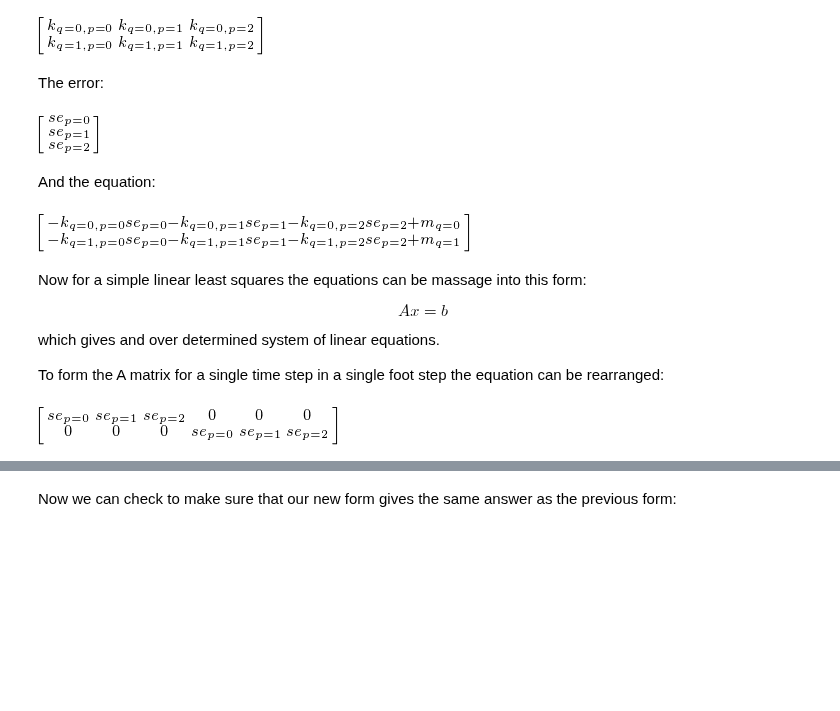
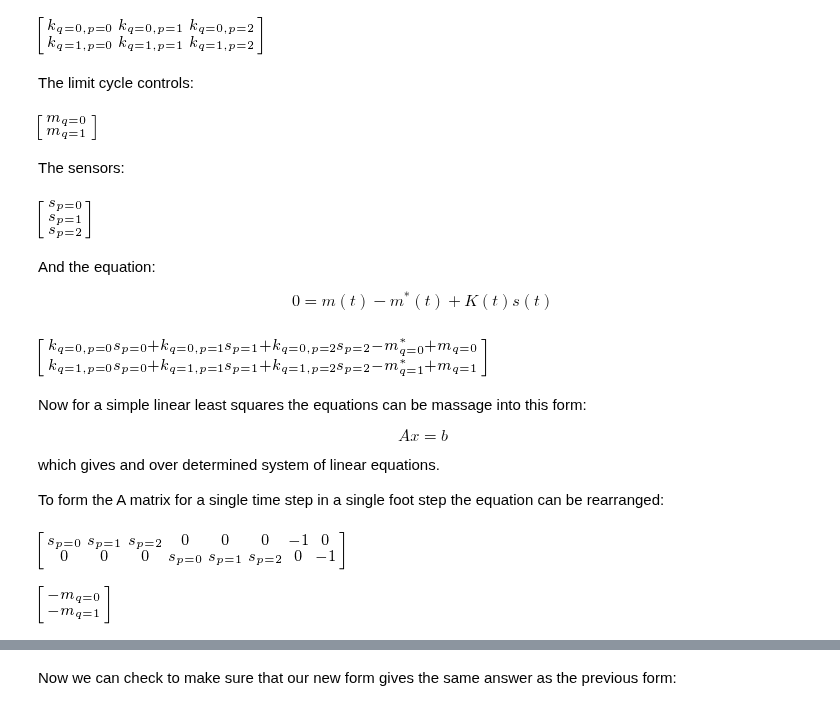
Before and after one commit to csu-hmc/gait-control-direct-id-paper, a Jupyter notebook: src/linear_system.ipynb, the cells around one changed output, grey strips where cells are left out. Cells and saved outputs as stored; diff of their text form; code cells hidden in the pictures; blank space fills up the shorter version.

Commit message:
Updated the linear system equations to solve for the limit cycle controls.

```diff
--- a/src/linear_system.ipynb
+++ b/src/linear_system.ipynb
@@ -23,20 +26,29 @@ K = Matrix(q, p, lambda i, j: Symbol('k_q={},p={}'.format(i, j)))
 K
 # %% [output]
 [figure]
+# %% [markdown]
+The limit cycle controls:
+# %%
+ms = Matrix(q, 1, lambda i, j: Symbol('m^*_q={}'.format(i)))
+m
+# %% [output]
+[figure, added]
 # %% [markdown]
-The error:
+The sensors:
 # %%
-se = Matrix(p, 1, lambda i, j: Symbol('se_p={}'.format(i)))
-se
+s = Matrix(p, 1, lambda i, j: Symbol('s_p={}'.format(i)))
+s
 # %% [output]
-[figure, old version]
+[figure, new version]
-# %% [markdown]
-And the equation:
+# %% [markdown]
+And the equation:
+
+$$0 = m(t) - m^*(t) + K(t) s(t)$$
 # %%
-zero = m - K * se
+zero = m - ms + K * s
 zero
 # %% [output]
-[figure, old version]
+[figure, new version]
 # %% [markdown]
 Now for a simple linear least squares the equations can be massage into this form:
 
@@ -48,7 +60,13 @@ To form the A matrix for a single time step in a single foot step the equation c
 # %%
 A = zeros(q, q * p)
 for row in range(q):
-    A[row, row * p:(row + 1) * p] =  se.T
+    A[row, row * p:(row + 1) * p] =  s.T
+A = A.row_join(-eye(q))
 A
 # %% [output]
-[figure, old version]
+[figure, new version]
+# %%
+b = -m
+b
+# %% [output]
+[figure, added]
```
Also changed, not shown: parts of 26 cells of this notebook.
